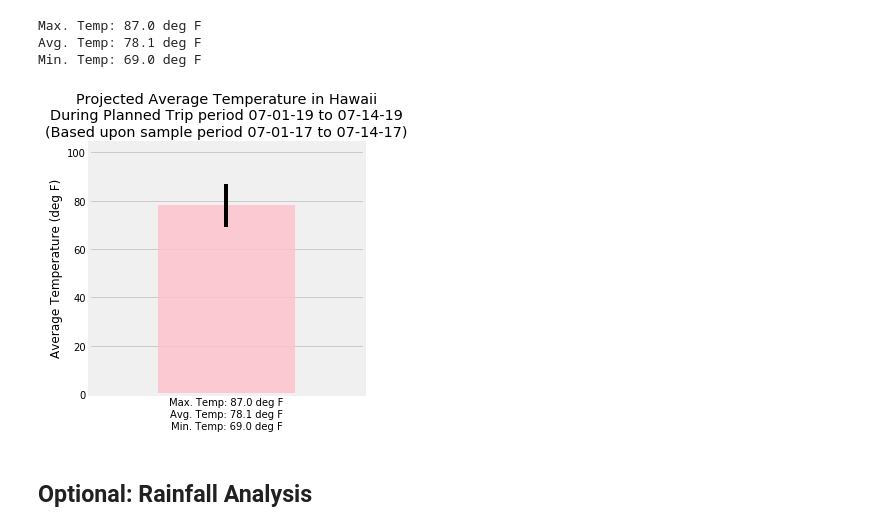
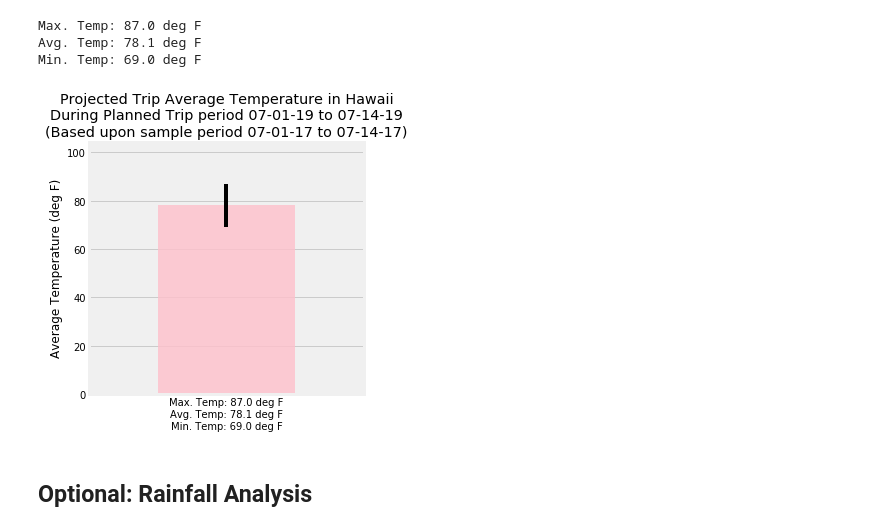
Before and after one commit to daddyjab/PythonAssignments, a Jupyter notebook: SQLAlchemy/climate_starter-jb.ipynb, the cells around one changed output. Saved outputs shown, nothing was run; the diff lists cells and outputs as text; code cells hidden in the pictures.

```diff
--- a/SQLAlchemy/climate_starter-jb.ipynb
+++ b/SQLAlchemy/climate_starter-jb.ipynb
@@ -376,21 +395,21 @@ Min. Temp: 69.0 deg F
 # %%
 # Plot this temperature data as a bar chart with error bars based upon max and min temps
 ax = plt.figure(figsize=(5,5))
 
 plt.bar(x=[ plot_label_text ],
              height=[ p_temp_avg ],
              yerr=[ (p_temp_max-p_temp_avg, p_temp_avg-p_temp_min) ], color='pink', alpha=0.8)
-plt.title("Projected Average Temperature in Hawaii" + chr(10)
+plt.title("Projected Trip Average Temperature in Hawaii" + chr(10)
           + f"During Planned Trip period {date_trip_start:%m-%d-%y} to {date_trip_end:%m-%d-%y}" + chr(10)
           + f"(Based upon sample period {p_date_start:%m-%d-%y} to {p_date_end:%m-%d-%y})")
 plt.ylabel("Average Temperature (deg F)")
 plt.xlim(-.8,.8)
 plt.ylim(0, p_temp_max * 1.2)
 plt.grid(b=False, which='both', axis='x')
 plt.tight_layout()
 plt.show()
 # %% [output]
-[figure, old version]
+[figure, new version]
 # %% [markdown]
 ## Optional: Rainfall Analysis
 # %%
```
Also changed, not shown: parts of 25 cells of this notebook.
